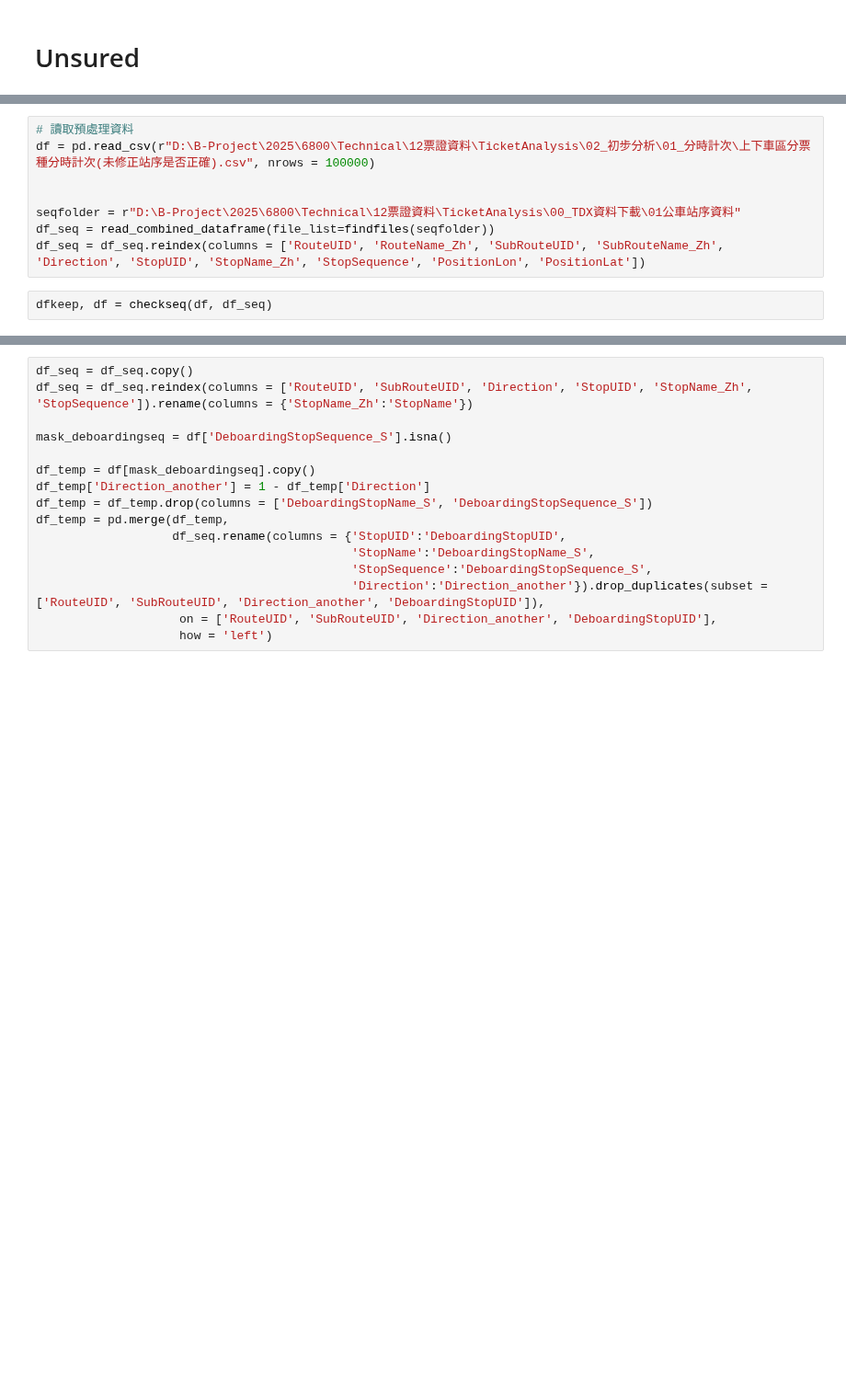
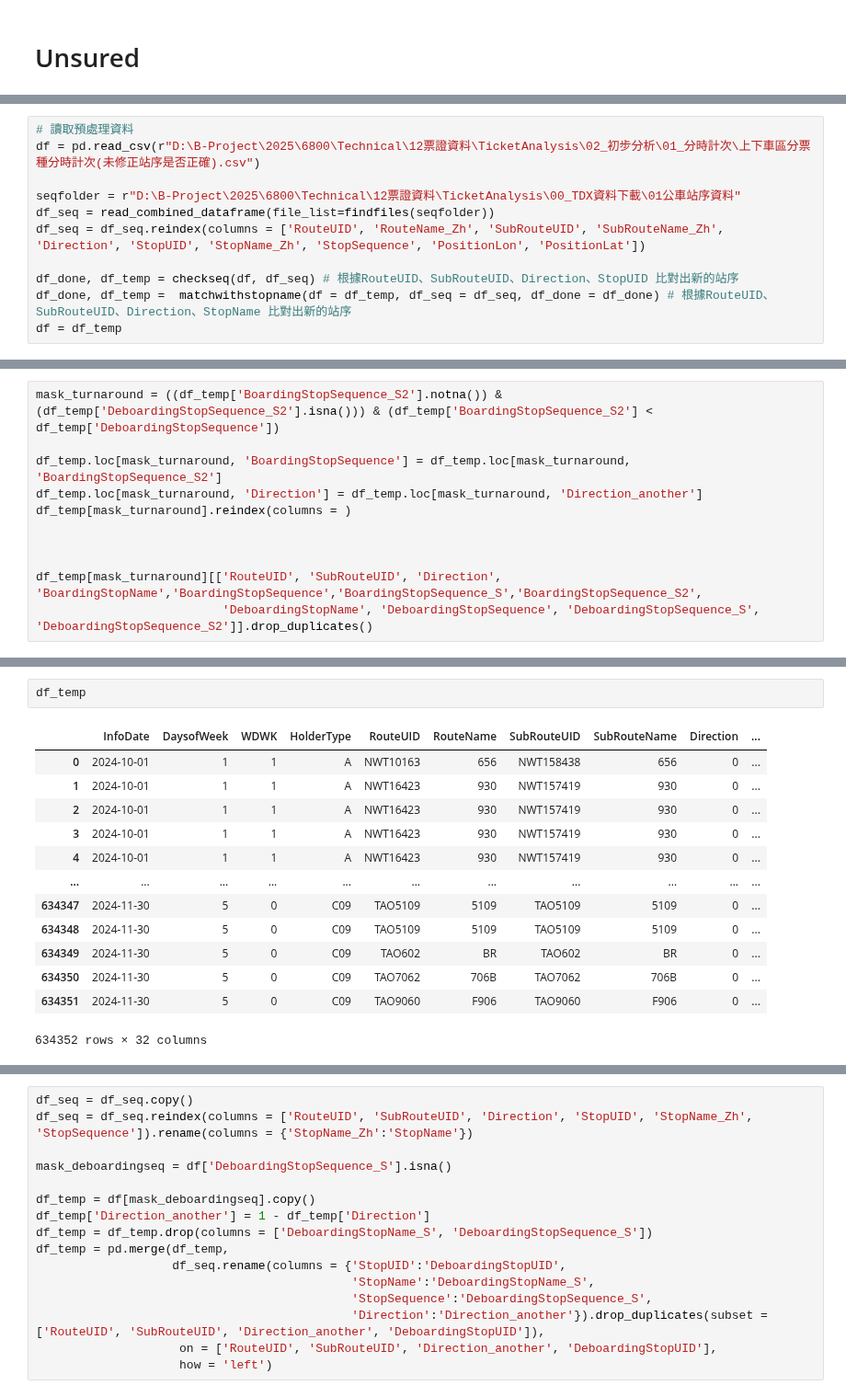
Before and after one commit to KaiChiehKJ/THI-6800-BusTicket, a Jupyter notebook: 03_TicketAnalysisCode.ipynb, the cells around one changed output, grey strips where cells are left out. Shown at 92% size. Cells and saved outputs as stored; diff of their text form; blank space fills up the shorter version.

```diff
--- a/03_TicketAnalysisCode.ipynb
+++ b/03_TicketAnalysisCode.ipynb
@@ -917,10 +927,11 @@ def matchwithstopname(df,df_seq):
 # %%
 # 讀取預處理資料
-df = pd.read_csv(r"D:\B-Project\2025\6800\Technical\12票證資料\TicketAnalysis\02_初步分析\01_分時計次\上下車區分票種分時計次(未修正站序是否正確).csv", nrows = 100000)
-
+df = pd.read_csv(r"D:\B-Project\2025\6800\Technical\12票證資料\TicketAnalysis\02_初步分析\01_分時計次\上下車區分票種分時計次(未修正站序是否正確).csv")
 
 seqfolder = r"D:\B-Project\2025\6800\Technical\12票證資料\TicketAnalysis\00_TDX資料下載\01公車站序資料"
 df_seq = read_combined_dataframe(file_list=findfiles(seqfolder))
 df_seq = df_seq.reindex(columns = ['RouteUID', 'RouteName_Zh', 'SubRouteUID', 'SubRouteName_Zh', 'Direction', 'StopUID', 'StopName_Zh', 'StopSequence', 'PositionLon', 'PositionLat'])
+
+df_done, df_temp = checkseq(df, df_seq) # 根據RouteUID、SubRouteUID、Direction、StopUID 比對出新的站序
+df_done, df_temp =  matchwithstopname(df = df_temp, df_seq = df_seq, df_done = df_done) # 根據RouteUID、SubRouteUID、Direction、StopName 比對出新的站序
+df = df_temp
-# %%
-dfkeep, df = checkseq(df, df_seq)
@@ -937,0 +986,11 @@ See the caveats in the documentation: https://pandas.pydata.org/pandas-docs/stab
+# %%
+mask_turnaround = ((df_temp['BoardingStopSequence_S2'].notna()) & (df_temp['DeboardingStopSequence_S2'].isna())) & (df_temp['BoardingStopSequence_S2'] < df_temp['DeboardingStopSequence'])
+
+df_temp.loc[mask_turnaround, 'BoardingStopSequence'] = df_temp.loc[mask_turnaround, 'BoardingStopSequence_S2']
+df_temp.loc[mask_turnaround, 'Direction'] = df_temp.loc[mask_turnaround, 'Direction_another']
+df_temp[mask_turnaround].reindex(columns = )
+
+
+
+df_temp[mask_turnaround][['RouteUID', 'SubRouteUID', 'Direction', 'BoardingStopName','BoardingStopSequence','BoardingStopSequence_S','BoardingStopSequence_S2',
+                          'DeboardingStopName', 'DeboardingStopSequence', 'DeboardingStopSequence_S', 'DeboardingStopSequence_S2']].drop_duplicates()
@@ -938 +1055,17 @@ See the caveats in the documentation: https://pandas.pydata.org/pandas-docs/stab
+# %%
+df_temp
+# %% [output]
+|  | InfoDate | DaysofWeek | WDWK | HolderType | RouteUID | RouteName | SubRouteUID | SubRouteName | Direction | ... |
+| 0 | 2024-10-01 | 1 | 1 | A | NWT10163 | 656 | NWT158438 | 656 | 0 | ... |
+| 1 | 2024-10-01 | 1 | 1 | A | NWT16423 | 930 | NWT157419 | 930 | 0 | ... |
+| 2 | 2024-10-01 | 1 | 1 | A | NWT16423 | 930 | NWT157419 | 930 | 0 | ... |
+| 3 | 2024-10-01 | 1 | 1 | A | NWT16423 | 930 | NWT157419 | 930 | 0 | ... |
+| 4 | 2024-10-01 | 1 | 1 | A | NWT16423 | 930 | NWT157419 | 930 | 0 | ... |
+| ... | ... | ... | ... | ... | ... | ... | ... | ... | ... | ... |
+| 634347 | 2024-11-30 | 5 | 0 | C09 | TAO5109 | 5109 | TAO5109 | 5109 | 0 | ... |
+| 634348 | 2024-11-30 | 5 | 0 | C09 | TAO5109 | 5109 | TAO5109 | 5109 | 0 | ... |
+| 634349 | 2024-11-30 | 5 | 0 | C09 | TAO602 | BR | TAO602 | BR | 0 | ... |
+| 634350 | 2024-11-30 | 5 | 0 | C09 | TAO7062 | 706B | TAO7062 | 706B | 0 | ... |
+| 634351 | 2024-11-30 | 5 | 0 | C09 | TAO9060 | F906 | TAO9060 | F906 | 0 | ... |
+634352 rows × 32 columns
 # %%
```
Also changed, not shown: parts of 10 cells of this notebook.
